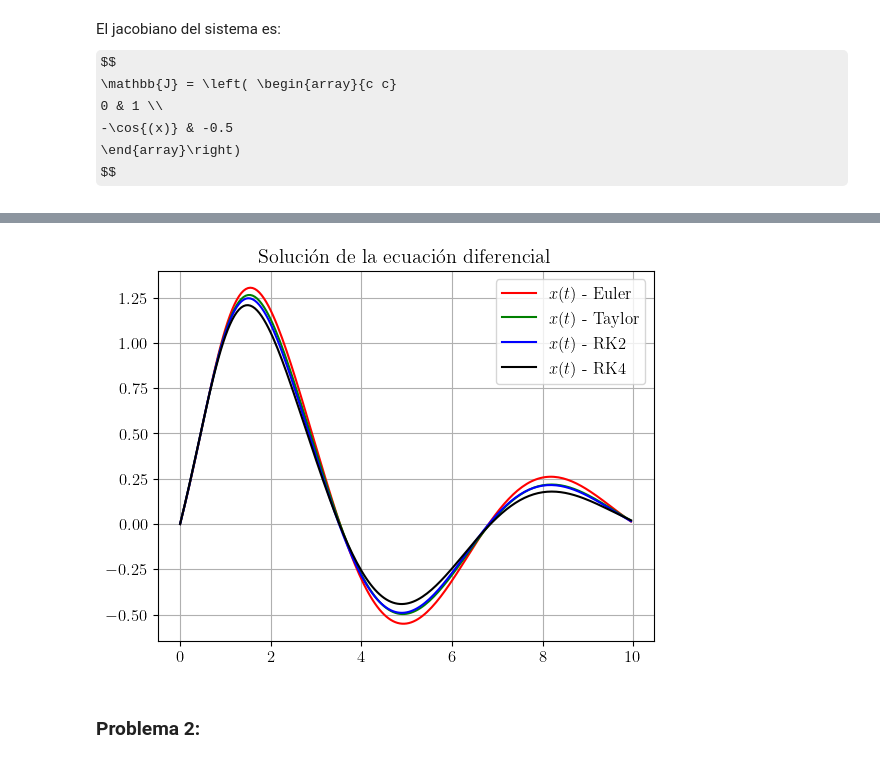
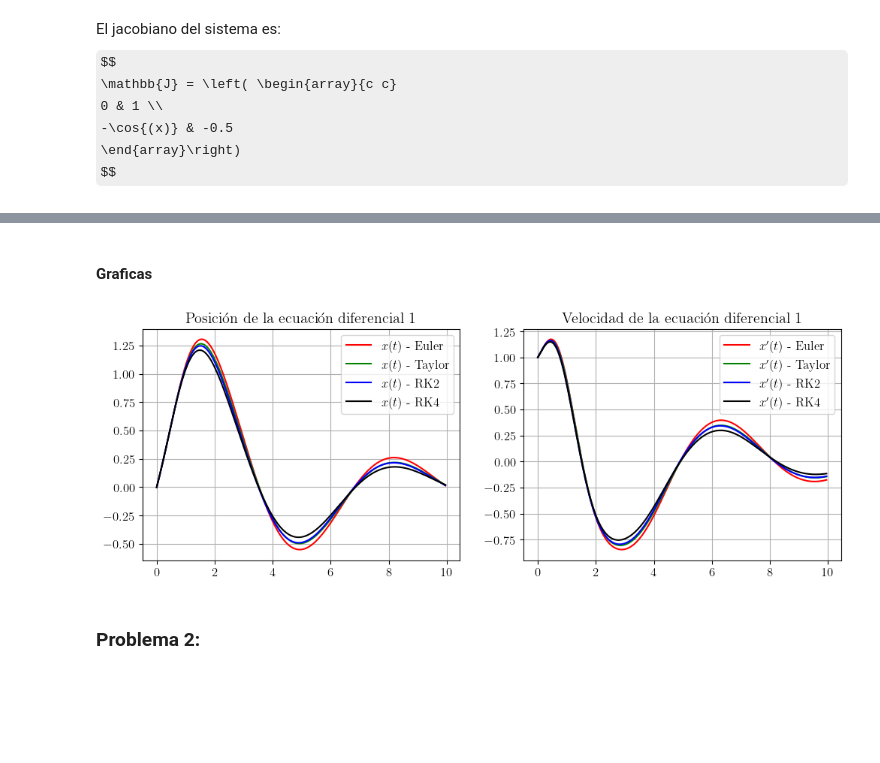
Before and after one commit to tamoaltas/FIS-COMP, a Jupyter notebook: tareas/tarea_3_Vidal_Tamayo_Tamez_Roman_Tamez.ipynb, the cells around one changed output, grey strips where cells are left out. Cells and saved outputs as stored; diff of their text form; code cells hidden in the pictures; some formulas as TeX source; blank space fills up the shorter version.

```diff
--- a/tareas/tarea_3_Vidal_Tamayo_Tamez_Roman_Tamez.ipynb
+++ b/tareas/tarea_3_Vidal_Tamayo_Tamez_Roman_Tamez.ipynb
@@ -87,12 +100,7 @@ def integrar_euler(f, t0, y0, tf, h):
 def integrar_taylor(f,jacob, t0, y0, tf, h):
     """
     Integra la EDO usando el método de Taylor.
-    f: función que define el sistema
     jacob: jacobiana del sistema
-    t0: tiempo inicial
-    y0: condiciones iniciales
-    tf: tiempo final
-    h: tamaño de paso
     """
     t_values = np.arange(t0, tf, h)
     y_values = np.zeros((len(t_values), len(y0)))
@@ -109,11 +123,6 @@ def integrar_taylor(f,jacob, t0, y0, tf, h):
 def integrar_RK2(f, t0, y0, tf, h):
     """
     Integra la EDO usando el método de Runge-Kutta de segundo orden.
-    f: función que define el sistema
-    t0: tiempo inicial
-    y0: condiciones iniciales
-    tf: tiempo final
-    h: tamaño de paso
     """
     t_values = np.arange(t0, tf, h)
     y_values = np.zeros((len(t_values), len(y0)))
@@ -133,11 +156,6 @@ def integrar_RK2(f, t0, y0, tf, h):
 def integrar_RK4(f, t0, y0, tf, h):
     """
     Integra la EDO usando el método de Runge-Kutta de cuarto orden.
-    f: función que define el sistema
-    t0: tiempo inicial
-    y0: condiciones iniciales
-    tf: tiempo final
-    h: tamaño de paso
     """
     t_values = np.arange(t0, tf, h)
     y_values = np.zeros((len(t_values), len(y0)))
@@ -165,17 +183,28 @@ t_values_a, y_values_a = integrar_euler(edo_1, t0, y0, tf, h)
 t_values_b, y_values_b = integrar_taylor(edo_1, jacob_1,t0, y0, tf, h)
 t_values_c, y_values_c = integrar_RK2(edo_1,t0, y0, tf, h)
 t_values_d, y_values_d = integrar_RK4(edo_1,t0, y0, tf, h)
+# %% [markdown]
+#### Graficas
 # %%
-plt.plot(t_values_a, y_values_a[:, 0], label=r'$x(t)$ - Euler', color='r')
-plt.plot(t_values_b, y_values_b[:, 0], label=r'$x(t)$ - Taylor', color='g')
-plt.plot(t_values_c, y_values_c[:, 0], label=r'$x(t)$ - RK2', color='b')
-plt.plot(t_values_d, y_values_d[:, 0], label=r'$x(t)$ - RK4', color='k')
+fig, axes = plt.subplots(1, 2, figsize=(12, 4))
 
-plt.title('Solución de la ecuación diferencial 1')
-plt.legend(), plt.grid()
+axes[0].plot(t_values_a, y_values_a[:, 0], label=r'$x(t)$ - Euler', color='r')
+axes[0].plot(t_values_b, y_values_b[:, 0], label=r'$x(t)$ - Taylor', color='g')
+axes[0].plot(t_values_c, y_values_c[:, 0], label=r'$x(t)$ - RK2', color='b')
+axes[0].plot(t_values_d, y_values_d[:, 0], label=r'$x(t)$ - RK4', color='k')
+axes[0].legend(), axes[0].grid()
+axes[0].set_title('Posición de la ecuación diferencial 1')
+
+axes[1].plot(t_values_a, y_values_a[:, 1], label=r"$x'(t)$ - Euler", color='r')
+axes[1].plot(t_values_b, y_values_b[:, 1], label=r"$x'(t)$ - Taylor", color='g')
+axes[1].plot(t_values_c, y_values_c[:, 1], label=r"$x'(t)$ - RK2", color='b')
+axes[1].plot(t_values_d, y_values_d[:, 1], label=r"$x'(t)$ - RK4", color='k')
+axes[1].legend(), axes[1].grid()
+axes[1].set_title('Velocidad de la ecuación diferencial 1')
+
 plt.show()
 # %% [output]
-[figure, old version]
+[figure, new version]
 # %% [markdown]
 ### Problema 2:
 # %% [markdown]
```
Also changed, not shown: parts of 18 cells of this notebook, 1 other file.
